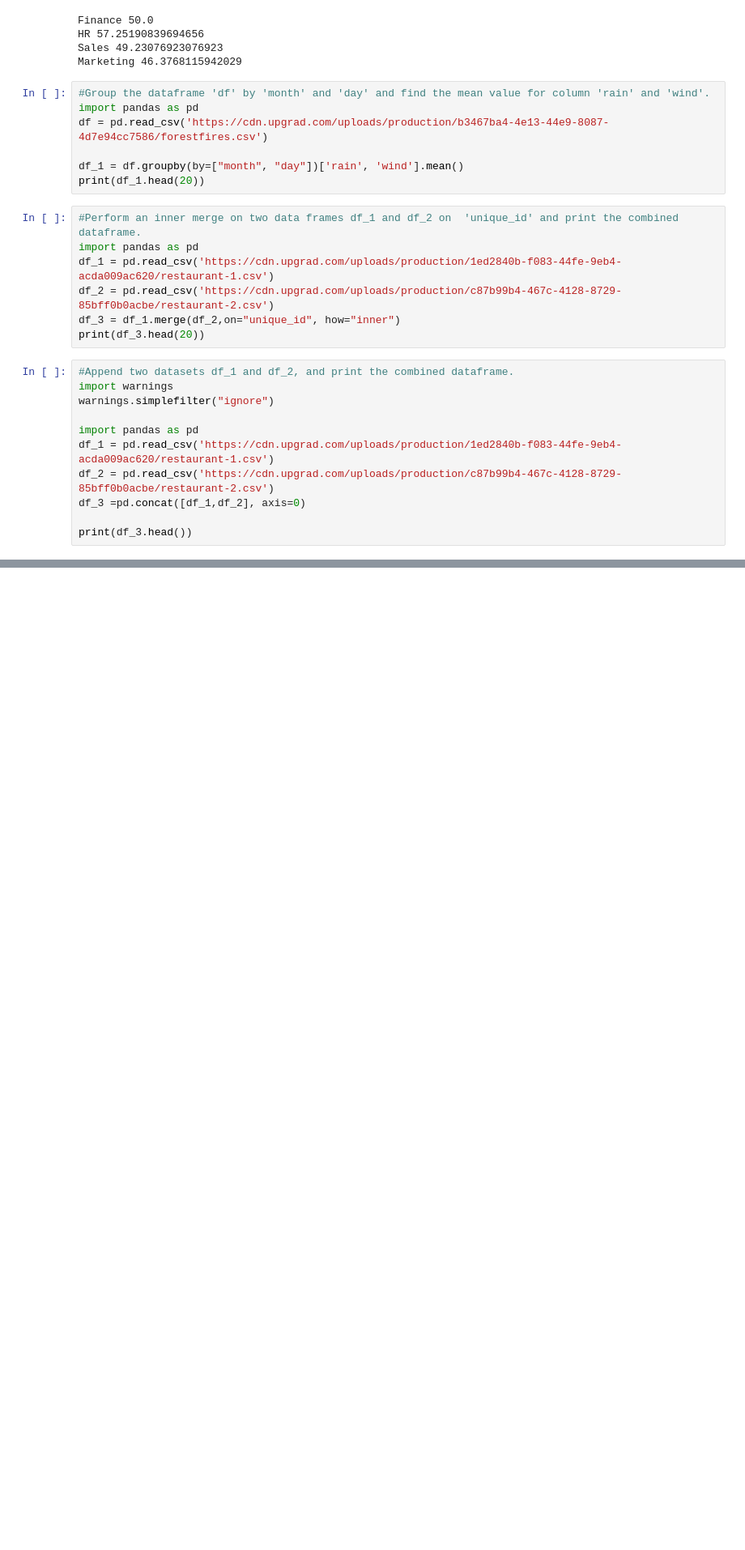
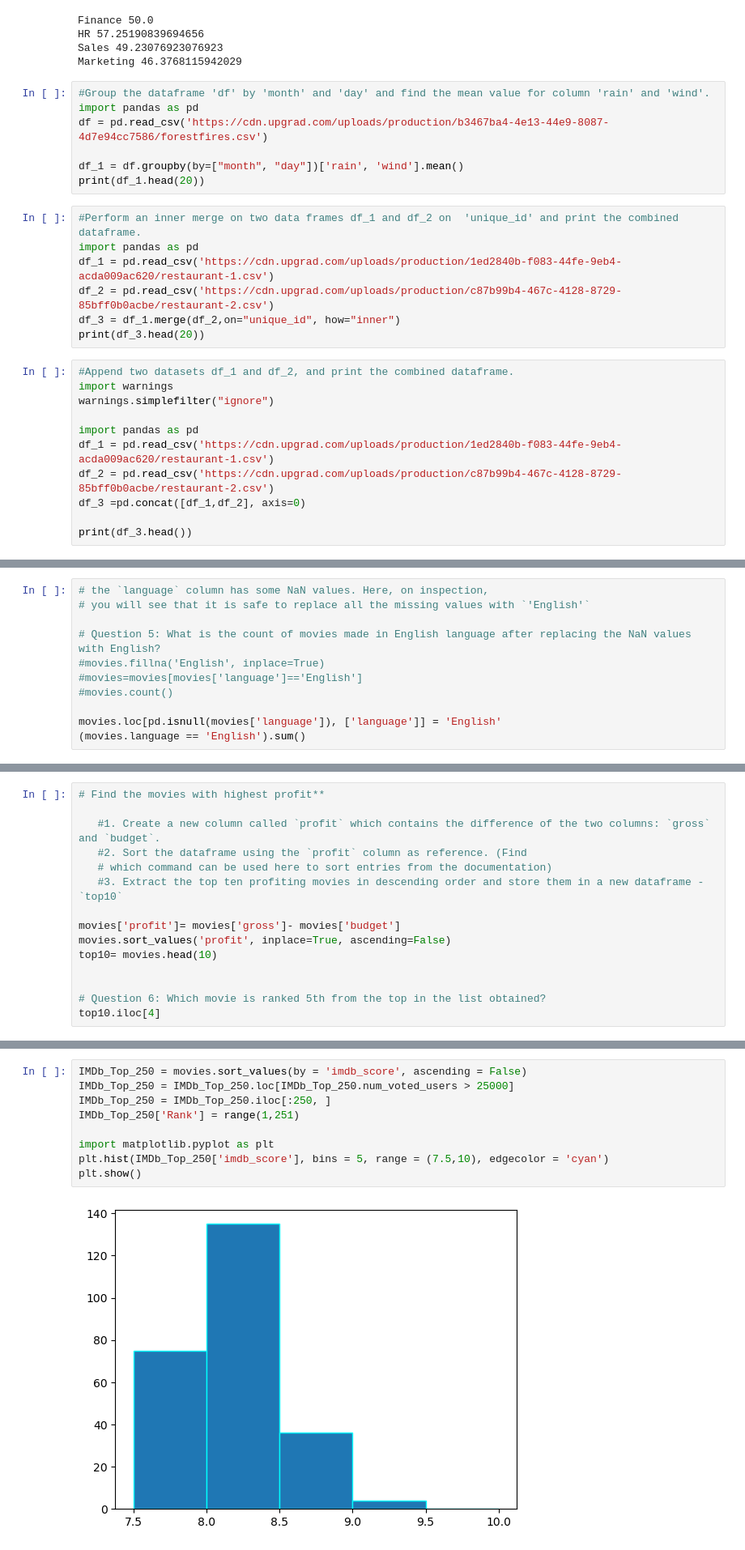
Before and after one commit to ektagupta-19/python-work, a Jupyter notebook: panda.ipynb, the cells around one changed output, grey strips where cells are left out. Shown: that part at 81% size. Saved outputs shown, nothing was run; the diff lists cells and outputs as text; blank space fills up the shorter version.

```diff
--- a/panda.ipynb
+++ b/panda.ipynb
@@ -147,0 +198,11 @@ print(df_3.head())
+# %%
+# the `language` column has some NaN values. Here, on inspection,
+# you will see that it is safe to replace all the missing values with `'English'`
+
+# Question 5: What is the count of movies made in English language after replacing the NaN values with English?
+#movies.fillna('English', inplace=True)
+#movies=movies[movies['language']=='English']
+#movies.count()
+
+movies.loc[pd.isnull(movies['language']), ['language']] = 'English'
+(movies.language == 'English').sum()
@@ -147,0 +211,15 @@ print(df_3.head())
+# %%
+# Find the movies with highest profit**
+
+   #1. Create a new column called `profit` which contains the difference of the two columns: `gross` and `budget`.
+   #2. Sort the dataframe using the `profit` column as reference. (Find
+   # which command can be used here to sort entries from the documentation)
+   #3. Extract the top ten profiting movies in descending order and store them in a new dataframe - `top10`
+
+movies['profit']= movies['gross']- movies['budget']
+movies.sort_values('profit', inplace=True, ascending=False)
+top10= movies.head(10)
+
+
+# Question 6: Which movie is ranked 5th from the top in the list obtained?
+top10.iloc[4]
@@ -147,0 +299,11 @@ print(df_3.head())
+# %%
+IMDb_Top_250 = movies.sort_values(by = 'imdb_score', ascending = False)
+IMDb_Top_250 = IMDb_Top_250.loc[IMDb_Top_250.num_voted_users > 25000]
+IMDb_Top_250 = IMDb_Top_250.iloc[:250, ]
+IMDb_Top_250['Rank'] = range(1,251)
+
+import matplotlib.pyplot as plt
+plt.hist(IMDb_Top_250['imdb_score'], bins = 5, range = (7.5,10), edgecolor = 'cyan')
+plt.show()
+# %% [output]
+[figure, added]
```
Also changed, not shown: parts of 15 cells of this notebook, 2 other files.
